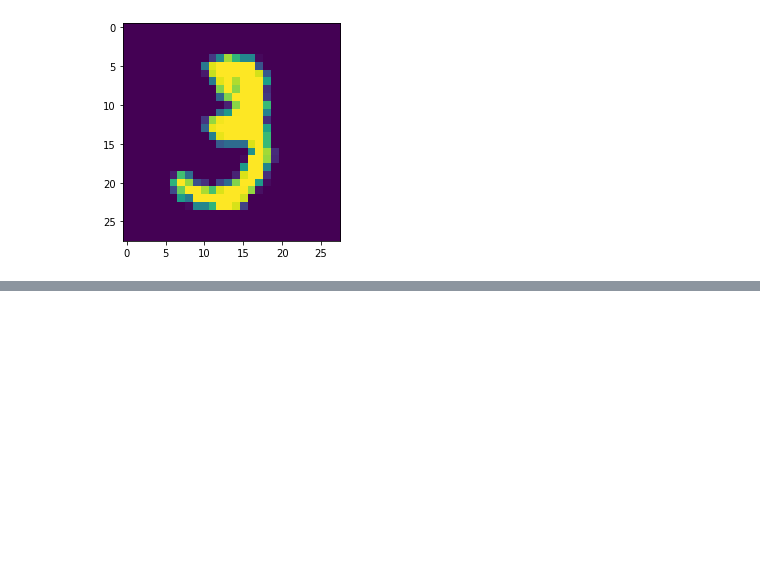
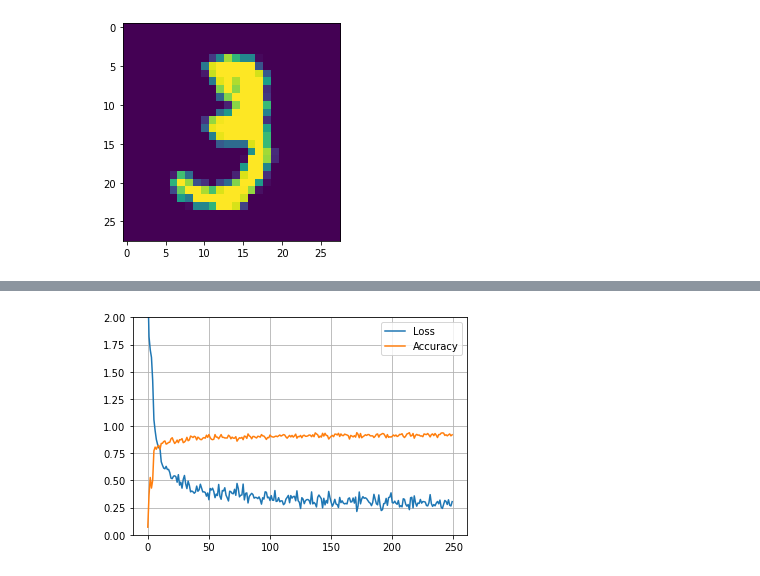
Before and after one commit to RoyVorster/also-grad, a Jupyter notebook: examples/mnist.ipynb, the cells around one changed output, grey strips where cells are left out. Saved outputs shown, nothing was run; the diff lists cells and outputs as text; code cells hidden in the pictures; blank space fills up the shorter version.

```diff
--- a/examples/mnist.ipynb
+++ b/examples/mnist.ipynb
@@ -132,9 +132,10 @@ def plot_train_results(losses, accuracies):
 batch_size = 1024
 n_epoch, n_batches = 2, 100
 # %%
-# model = Net()
-# # optimizer = SGD(model, learning_rate=1e-4)
-# optimizer = AdaGrad(model, learning_rate=1e-3)
+model = Net()
+# optimizer = SGD(model, learning_rate=1e-4)
+optimizer = AdaGrad(model, learning_rate=1e-3)
 
-# losses, accuracies = train(optimizer, model, gen_mini_batch)
-# plot_train_results(losses, accuracies)
+losses, accuracies = train(optimizer, model, gen_mini_batch)
+plot_train_results(losses, accuracies)
+# %% [output]
@@ -141,3 +143,4 @@ n_epoch, n_batches = 2, 100
+[figure, added]
 # %%
 class NetConv(nn.Module):
     def __init__(self):
```
Also changed, not shown: parts of 4 cells of this notebook, 1 other file.
